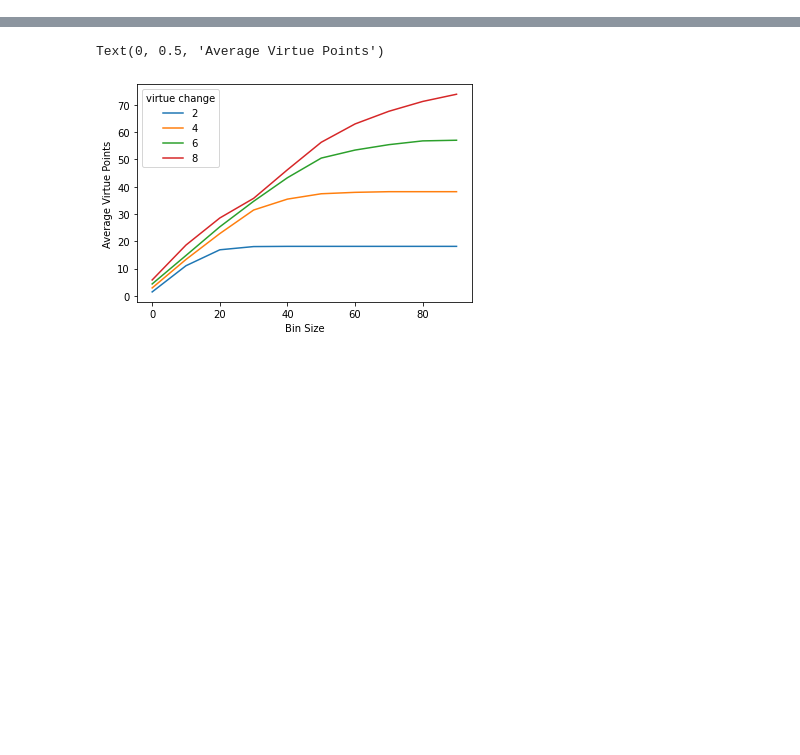
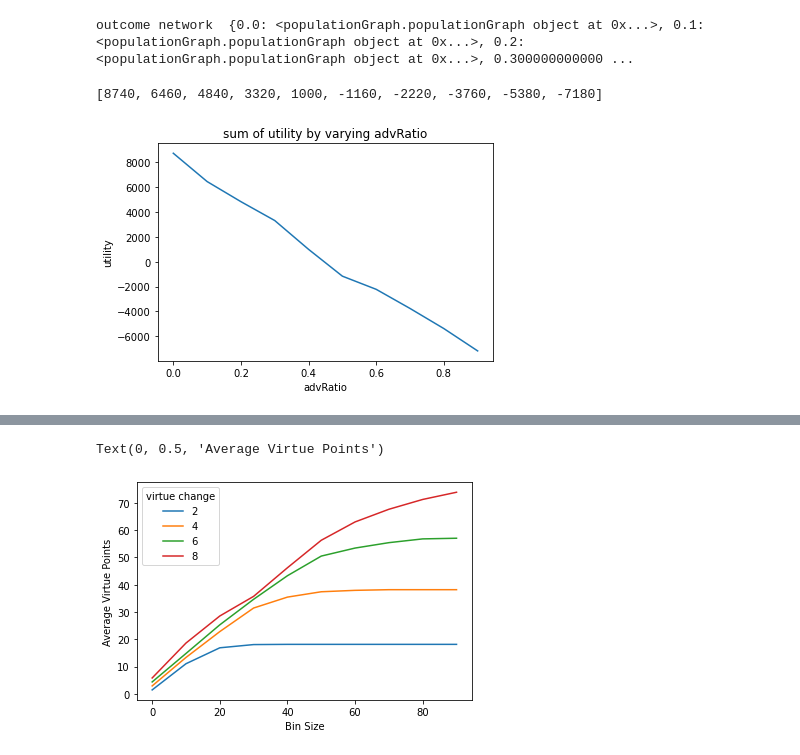
Before and after one commit to WSL-IIITB/SPECTRA, a Jupyter notebook: simulateNetworkParameters.ipynb, the cells around one changed output, grey strips where cells are left out. Cells and saved outputs as stored; diff of their text form; code cells hidden in the pictures; blank space fills up the shorter version.

```diff
--- a/simulateNetworkParameters.ipynb
+++ b/simulateNetworkParameters.ipynb
@@ -89,3 +109,9 @@ pickle.dump(dict, open('pickle_files\AdvRatio\Transcendence(0.75).pkl', 'wb'))
+# %%
+plotNetworkVaryParams(dict["outcomeNetwork"],"utility","advRatio")
+# %% [output]
+outcome network  {0.0: <populationGraph.populationGraph object at 0x...>, 0.1: <populationGraph.populationGraph object at 0x...>, 0.2: <populationGraph.populationGraph object at 0x...>, 0.300000000000 ...
+[8740, 6460, 4840, 3320, 1000, -1160, -2220, -3760, -5380, -7180]
+[figure, added]
 # %%
 y_cost = [np.mean(i.getNetworkProp("cost")) for i in outcomeNetwork.values()]
 y_utility = [np.mean(i.getNetworkProp("utility")) for i in outcomeNetwork.values()]
```
Also changed, not shown: parts of 9 cells of this notebook, 21 other files.
